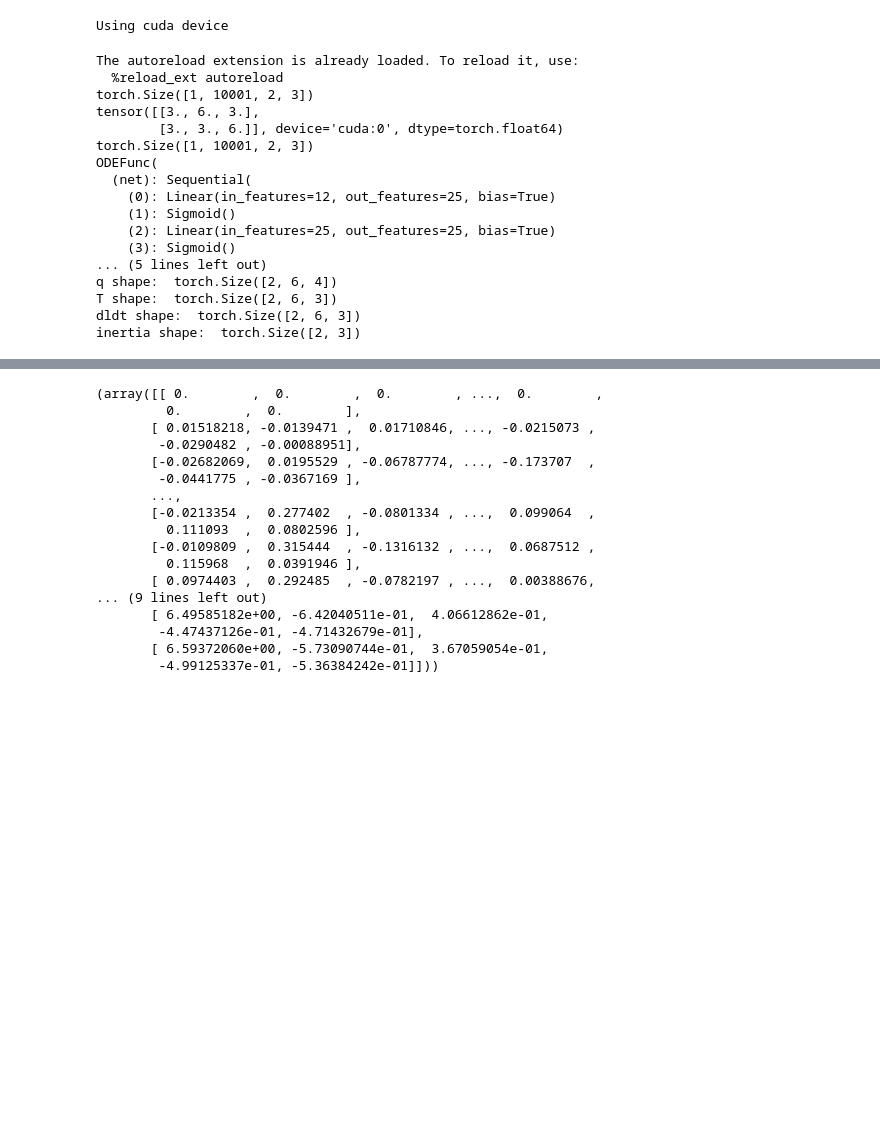
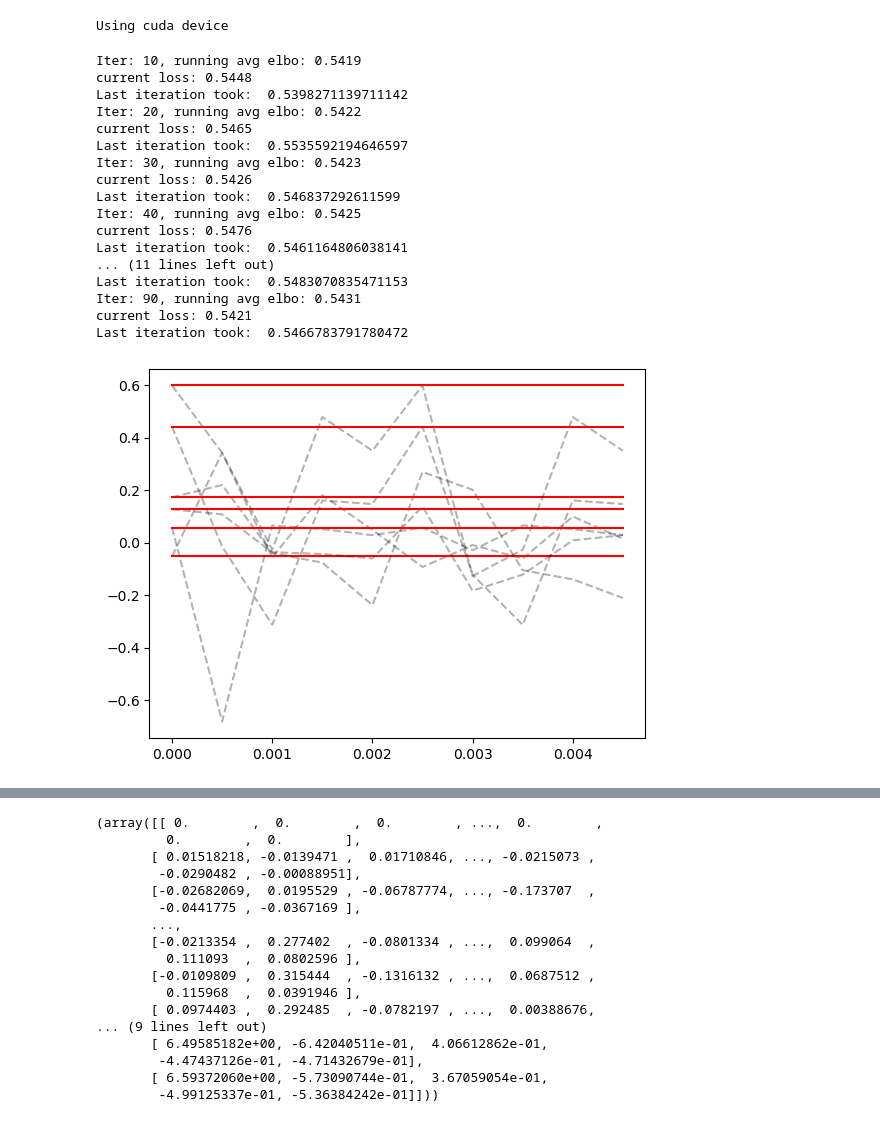
Before and after one commit to jakublala/coarsegrained-md-neural-ode, a Jupyter notebook: cg_potential.ipynb, the cells around one changed output, grey strips where cells are left out. Drawn from its saved outputs; the diff is of its cells as text; code cells hidden in the pictures; blank space fills up the shorter version.

```diff
--- a/cg_potential.ipynb
+++ b/cg_potential.ipynb
@@ -202,8 +206,6 @@ def process_data(centre_of_masses, quaternions, velocities, ang_momenta):
 # %% [output]
 Using cuda device
 # %%
-%load_ext autoreload
-%autoreload 2
 from diffmd.solvers import odeint_adjoint
 
 prefix = 'hexagons/trajectories/dump_2303/'
@@ -211,10 +213,8 @@ file_name = prefix+'NVE-temp-0.2_K-0.493827160493827_r-0_s-5'
 
 centre_of_masses, quaternions, velocities, ang_velocities, ang_momenta, inertia = get_data()
 
-trajectory = process_data(centre_of_masses, quaternions, velocities, ang_momenta)
 inertia = process_inertia(inertia)
-print(inertia)
-print(trajectory[0].shape)
+trajectory = process_data(centre_of_masses, quaternions, velocities, ang_momenta, inertia)
 
 def get_batch_mod(traj, batch_size, batch_length, dt):
     # TODO: change everything from ANGULAR VELOCITY to ANGULAR MOMENTUM
@@ -272,64 +272,75 @@ def get_batch_mod(traj, batch_size, batch_length, dt):
         sampled_coms.append(coms)
         sampled_quats.append(quats)
 
-    sampled_vels = torch.stack(sampled_vels, dim=1)
-    sampled_ang_vels = torch.stack(sampled_ang_vels, dim=1)
-    sampled_coms = torch.stack(sampled_coms, dim=1)
-    sampled_quats = torch.stack(sampled_quats, dim=1)
+    sampled_vels = torch.stack(sampled_vels, dim=1).type(torch.float64)
+    sampled_ang_vels = torch.stack(sampled_ang_vels, dim=1).type(torch.float64)
+    sampled_coms = torch.stack(sampled_coms, dim=1).type(torch.float64)
+    sampled_quats = torch.stack(sampled_quats, dim=1).type(torch.float64)
     batch_trajs = (sampled_vels, sampled_ang_vels, sampled_coms, sampled_quats)
     return batch_t, pos_init, batch_trajs
 
 
 
-niters = 10
+niters = 1000
 nn_width = 25
 nn_depth = 2
-learning_rate = 1e-3
+learning_rate = 1e-1
 nparticles = 2 # trajectory[2].shape[0] ?
+batch_size = 400
+batch_length = 10
 
 loss_meter = RunningAverageMeter()
 # dim = nparticles * ((trajectory[2].size()[-1]) + (trajectory[3].size()[-1])) # add number of quaternions and centre of masses degrees of freedom
 dim = nparticles * (3 + 3)
 func = ODEFunc(nparticles, inertia, dim, nn_width, nn_depth).to(device)
 optimizer = torch.optim.Adam(func.parameters(), lr=learning_rate)
 
 for itr in range(1, niters + 1):
     start = time.perf_counter()
     optimizer.zero_grad()
 
     # HACK: to try sending in a trajectory
-    batch_t, batch_y0, batch_y = get_batch_mod(trajectory, 6, 5, 0.0005)
-
+    batch_t, batch_y0, batch_y = get_batch_mod(trajectory, batch_size, batch_length, 0.0005)
     pred_y = odeint_adjoint(func, batch_y0, batch_t, method='NVE')
 
-    # convert velocity to momentum (p = mu * v)
-    # pred_y = (pred_y[0] * func.mass, pred_y[1])
-    pred_y = torch.cat(pred_y, dim=2)
+    pred_y = torch.cat(pred_y, dim=-1)
+    batch_y = torch.cat(batch_y, dim=-1).view(pred_y.shape)
 
-    loss = torch.mean(torch.abs(pred_y[:, :, 0] - batch_y[:, :, 0]))
+    make_dot(pred_y, params=dict(func.named_parameters()), show_attrs=True, show_saved=True).render("temp/torchviz", format="png")
+
+    # TODO: train only on specifics and not all of the data
+    loss = torch.mean(torch.abs(pred_y - batch_y))
     loss.backward()
     optimizer.step()
     loss_meter.update(loss.item())
+
+    if itr % 100 == 0:
+        with torch.no_grad():
+            for i in range(6):
+                plt.plot(batch_t.cpu().numpy(), batch_y.cpu().numpy()[:,0,0,i], 'k--', alpha=0.3, label=f'true {i}')
+                plt.plot(batch_t.cpu().numpy(), pred_y.cpu().numpy()[:,0,0,i], 'r-', label=f'pred {i}')
+            plt.show()
 
     if itr % 10 == 0: # output log throughout
         print('Iter: {}, running avg elbo: {:.4f}'.format(itr, loss_meter.avg))
         print('current loss: {:.4f}'.format(loss_meter.val))
         print('Last iteration took: ', time.perf_counter() - start)
 # %% [output]
-The autoreload extension is already loaded. To reload it, use:
-  %reload_ext autoreload
-torch.Size([1, 10001, 2, 3])
-tensor([[3., 6., 3.],
-        [3., 3., 6.]], device='cuda:0', dtype=torch.float64)
-torch.Size([1, 10001, 2, 3])
-ODEFunc(
-  (net): Sequential(
-    (0): Linear(in_features=12, out_features=25, bias=True)
-    (1): Sigmoid()
-    (2): Linear(in_features=25, out_features=25, bias=True)
-    (3): Sigmoid()
-... (5 lines left out)
-q shape:  torch.Size([2, 6, 4])
-T shape:  torch.Size([2, 6, 3])
-dldt shape:  torch.Size([2, 6, 3])
-inertia shape:  torch.Size([2, 3])
+Iter: 10, running avg elbo: 0.5419
+current loss: 0.5448
+Last iteration took:  0.5398271139711142
+Iter: 20, running avg elbo: 0.5422
+current loss: 0.5465
+Last iteration took:  0.5535592194646597
+Iter: 30, running avg elbo: 0.5423
+current loss: 0.5426
+Last iteration took:  0.546837292611599
+Iter: 40, running avg elbo: 0.5425
+current loss: 0.5476
+Last iteration took:  0.5461164806038141
+... (11 lines left out)
+Last iteration took:  0.5483070835471153
+Iter: 90, running avg elbo: 0.5431
+current loss: 0.5421
+Last iteration took:  0.5466783791780472
+[figure, added]
```
Also changed, not shown: parts of 2 cells of this notebook, 3 other files.
